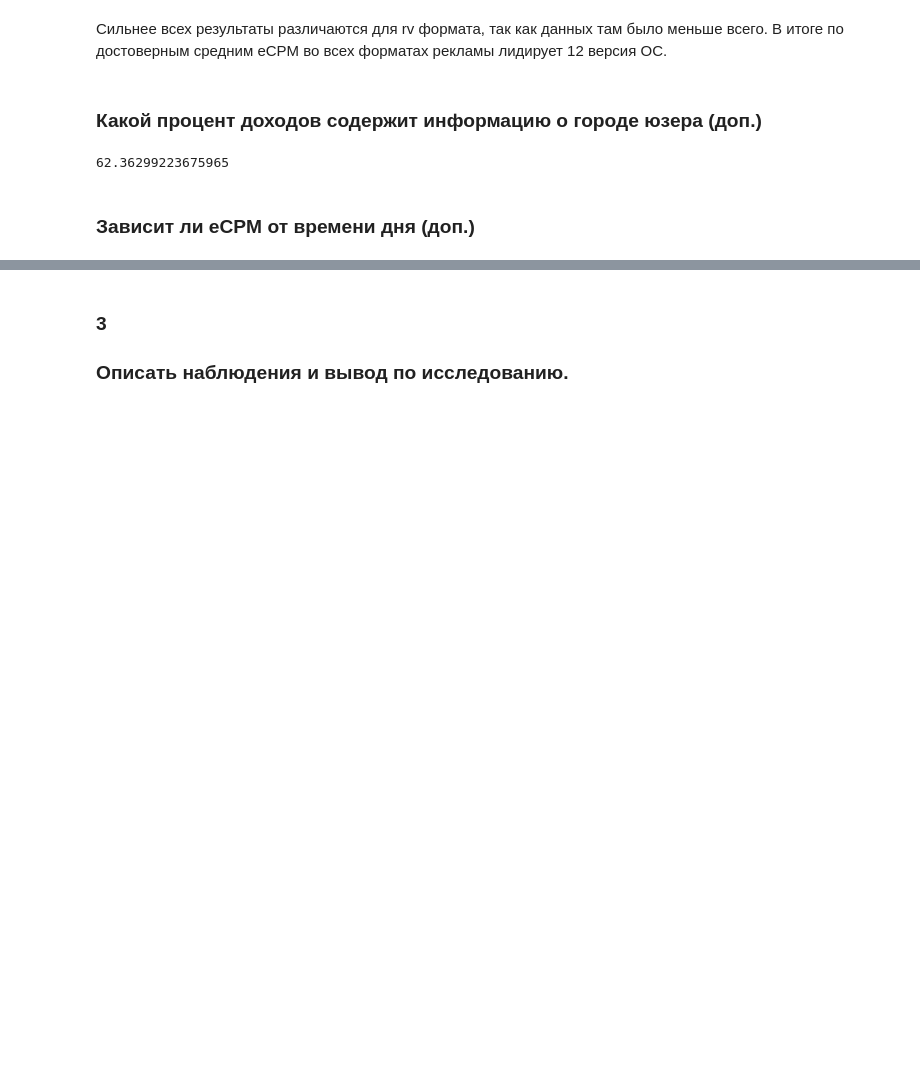
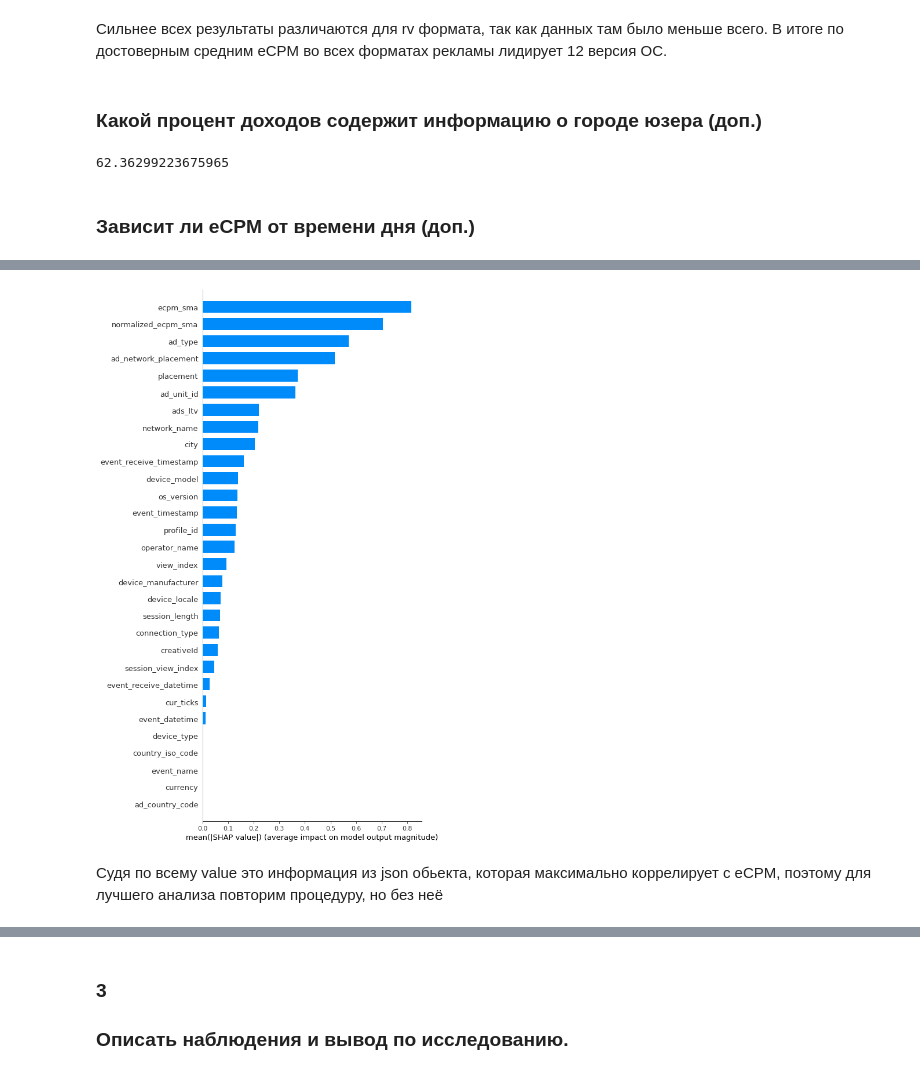
Before and after one commit to FKz11/test_tasks, a Jupyter notebook: data_analysis.ipynb, the cells around one changed output, grey strips where cells are left out. Saved outputs shown, nothing was run; the diff lists cells and outputs as text; code cells hidden in the pictures; blank space fills up the shorter version.

```diff
--- a/data_analysis.ipynb
+++ b/data_analysis.ipynb
@@ -428,5 +426,5 @@ cat = CatBoostRegressor(random_state=42, verbose=False)
 # %%
-X_train = df.drop('eCPM', axis=1).fillna('None')
-Y_train = df[['eCPM']]
+X_train = df.tail(50000).drop('eCPM', axis=1).fillna('None')
+Y_train = df.tail(50000)[['eCPM']]
 # %%
-cat.fit(X_train, Y_train, cat_features=list(df.dtypes.index[df.dtypes == object]), plot=True)
+cat_features = list(df.dtypes.index[df.dtypes == object])
@@ -441,0 +431,16 @@ shap_values = explainer.shap_values(X_train)
+# %%
+def shap_for_cat(X_train, Y_train, cat_features):
+  cat = CatBoostRegressor(random_state=42, verbose=False)
+  cat.fit(X_train, Y_train, cat_features=cat_features)
+  explainer = shap.TreeExplainer(cat)
+  shap_values = explainer.shap_values(X_train)
+  shap.summary_plot(shap_values, X_train, plot_type="bar", max_display = 50)
+  return shap_values
+# %%
+%%time
+
+shap_values = shap_for_cat(X_train, Y_train, cat_features)
+# %% [output]
+[figure, added]
+# %% [markdown]
+Судя по всему value это информация из json обьекта, которая максимально коррелирует с eCPM, поэтому для лучшего анализа повторим процедуру, но без неё
```
Also changed, not shown: parts of 22 cells of this notebook.
